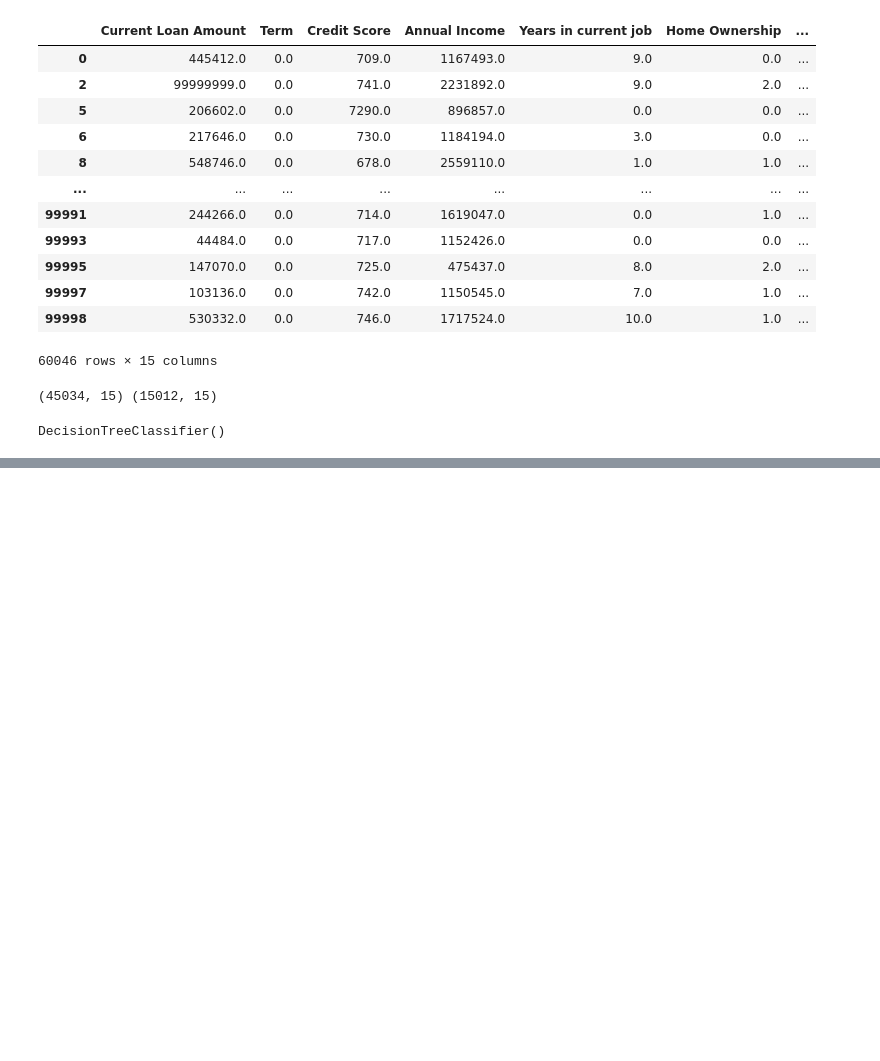
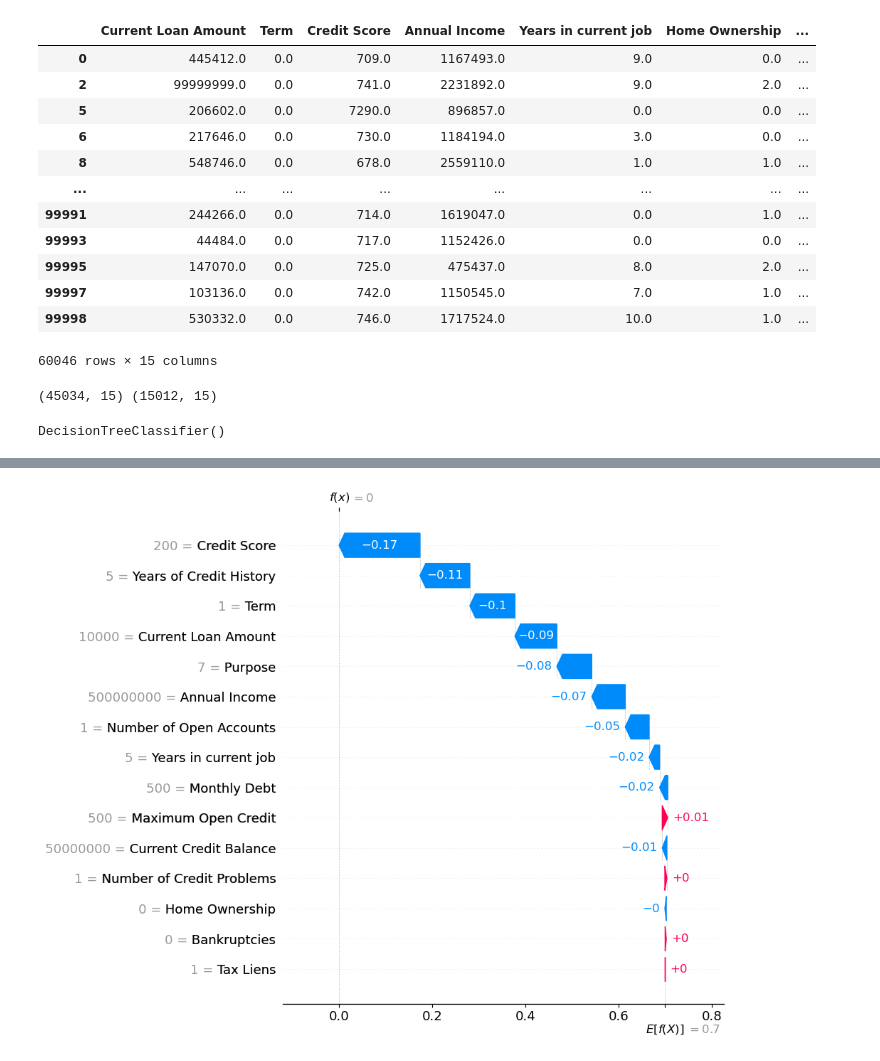
Before and after one commit to Arjun0122/bank_loan_eligibility, a Jupyter notebook: Bank_Loan_Eligibility.ipynb, the cells around one changed output, grey strips where cells are left out. Drawn from its saved outputs; the diff is of its cells as text; code cells hidden in the pictures; blank space fills up the shorter version.

```diff
--- a/Bank_Loan_Eligibility.ipynb
+++ b/Bank_Loan_Eligibility.ipynb
@@ -364,30 +435,37 @@ shap.plots.bar(shap_values)
 # %%
 #shap.plots.waterfall(shap_values1[0], max_display=20)
 # %%
+sample = None
 def predict(value):
+    global sample
 
-   sample=pd.DataFrame({'Current Loan Amount':[value["Current Loan Amount"]],'Term':[value["Term"]],'Credit Score':[value["Credit Score"]], 'Annual Income':[value['Annual Income']], 'Years in current job':[value['Years in current job']]
+    sample=pd.DataFrame({'Current Loan Amount':[value["Current Loan Amount"]],'Term':[value["Term"]],'Credit Score':[value["Credit Score"]], 'Annual Income':[value['Annual Income']], 'Years in current job':[value['Years in current job']]
                     , 'Home Ownership':[value['Home Ownership']], 'Purpose':[value['Purpose']], 'Monthly Debt':[value['Monthly Debt']],'Years of Credit History':[value['Years of Credit History']],
                      'Number of Open Accounts':[value['Number of Open Accounts']]
                     , 'Number of Credit Problems':[value['Number of Credit Problems']], 'Current Credit Balance':[value['Current Credit Balance']], 'Maximum Open Credit':[value['Maximum Open Credit']], 'Bankruptcies':[value['Bankruptcies']],
                      'Tax Liens':[value['Tax Liens']] })
-   a=model.predict(sample)
-   if a[0] == 0.0 :
+
+    a = model.predict(sample)
+
+
+
+    if a == 0.0 :
         return "You are not eligible for loan"
-   else:
-     return "You are eligible"
 
-   return a
+    else:
+        return "You are eligible for loan"
+    return a
 # %%
 import os
 from flask import *
 from flask import request, render_template
 import json
+import joblib
+import shap
+
 app = Flask(__name__)
+
 model=pickle.load(open('model.pk1','rb'))
-
-
-
 
 @app.route("/", methods=["GET", "POST"])
 
@@ -397,16 +475,75 @@ def home():
         data=request.form.to_dict()
         json_data_dump=json.dumps(data)
         json_data=json.loads(json_data_dump)
-        print(json_data)
         output = predict(json_data)
-        print(output)
+
+        sample.to_excel('my_variable.xlsx', index=False)
+        df=pd.read_excel("my_variable.xlsx")
+
+
+        background = shap.maskers.Independent(x[1:100], max_samples=50)
+        explainer = shap.Explainer(clf.predict, background)
+        shap_values = explainer(df)
+        shap.plots.waterfall(shap_values[0], max_display=20)
+
+        feature_names = shap_values.feature_names
+        feature_values = df.iloc[0]
+        contribution = shap_values.values[0]
+        base_value = shap_values.base_values[0]
+
+    # create a pandas DataFrame
+        data = {
+            'feature': feature_names,
+            'value': feature_values,
+            'contribution': contribution,
+            'base_value': base_value
+        }
+        data = pd.DataFrame(data)
+
+        total_contribution=np.sum(contribution)
+        predicted_value=base_value + total_contribution
+
+        result=[]
+        result_max=[]
+        if(predicted_value <=0):
+            min_3_values = data.nsmallest(3, 'contribution')
+            max_values = data.nlargest(1, 'contribution')
+
+            selected_value=min_3_values[['feature', 'contribution']]
+            df_selected=pd.DataFrame(selected_value)
+
+            df_selected['percentage']= df_selected['contribution'].apply(lambda x:(x/total_contribution) * 100)
+            print(df_selected)
+
+            condition = df_selected.loc[df_selected['percentage'] >=10]
+
+            for index, row in condition.iterrows():
+                feature_variables=row['feature']
+                result.append(feature_variables)
+
+            for index, row in max_values.iterrows():
+                feature_variable=row['feature']
+                result_max.append(feature_variable)
+
+            message="We are sorry to inform you that you are not elligible for the loan at the moment"
+            message1=f"Though you are having a good {result_max[0]}"
+            message2="Due to the following issues your loan got rejected:",',' .join([str(lst) for lst in result])
+            print("If you have any questions or concerns about our decision, please do not hesitate to reach out to us.")
+
+
+
+
+
+
+
         if output:
-              return render_template("home.html",index=output)
+              return render_template("home.html",message=message, index=output)
 
     return render_template("home.html")
 
 
 
 if __name__ == "__main__":
-    app.run(host='0.0.0.0', port=1000)
+    #app.debug= True
+    app.run(host='0.0.0.0', port=2000)
 # %% [output]
@@ -419,0 +559 @@ You are eligible
+[figure, added]
```
Also changed, not shown: parts of 17 cells of this notebook, 4 other files.
